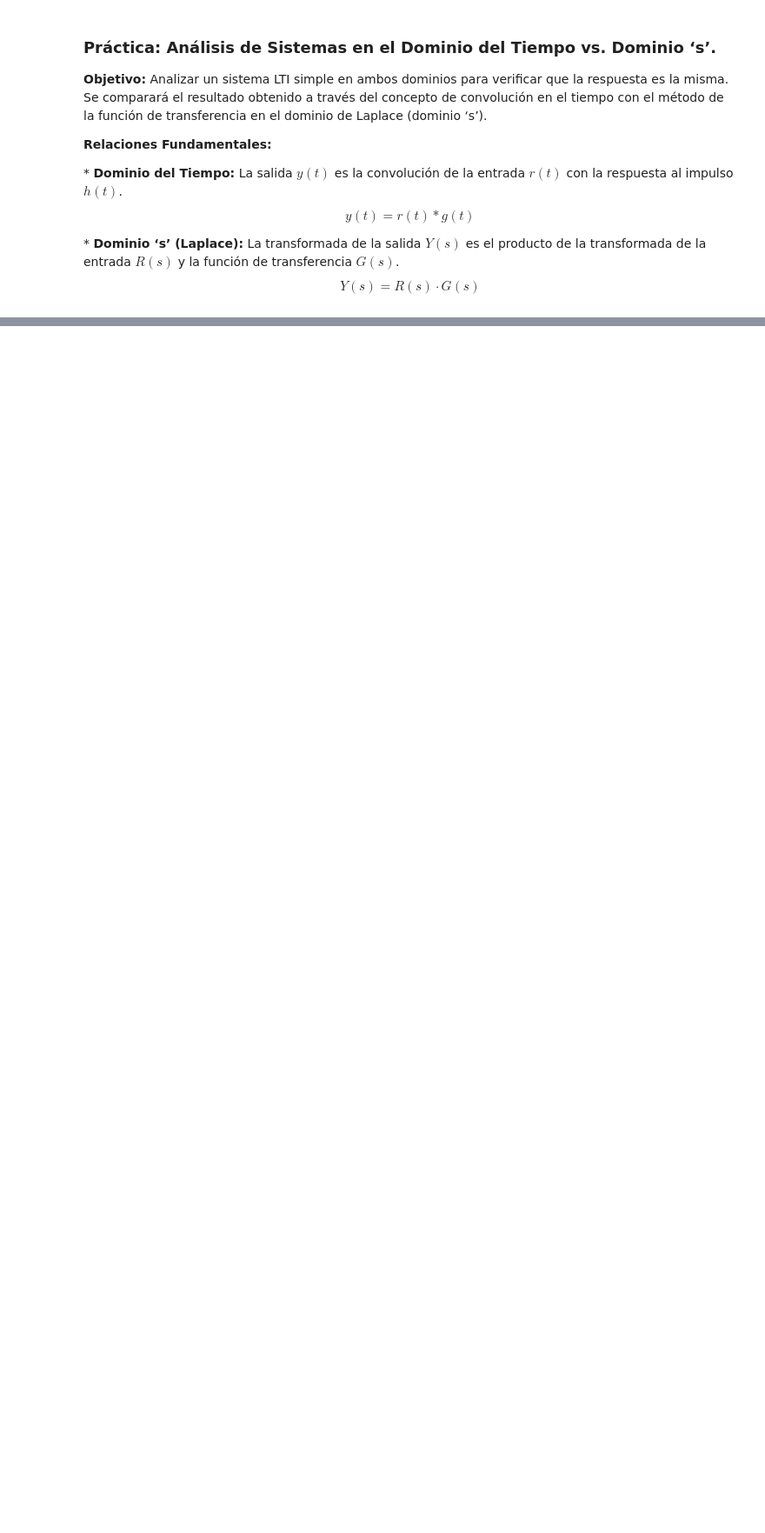
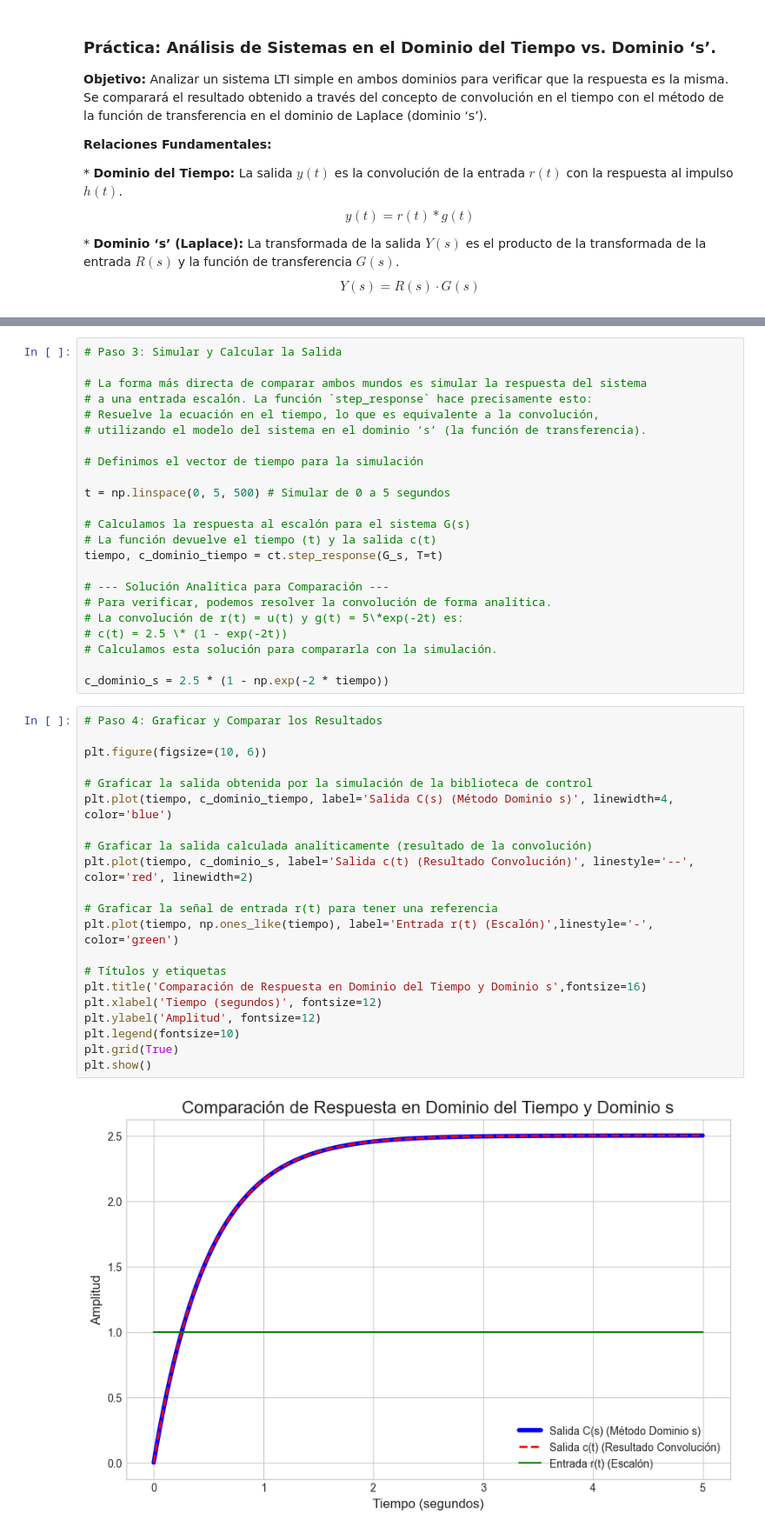
Before and after one commit to migueamv/Control-Clasico, a Jupyter notebook: Practicas/P_2_011_Analisis_tiempo_frecuencia.ipynb, the cells around one changed output, grey strips where cells are left out. Shown at 87% size. Saved outputs shown, nothing was run; the diff lists cells and outputs as text; blank space fills up the shorter version.

```diff
--- a/Practicas/P_2_011_Analisis_tiempo_frecuencia.ipynb
+++ b/Practicas/P_2_011_Analisis_tiempo_frecuencia.ipynb
@@ -36,0 +62,46 @@ plt.style.use("seaborn-v0_8-whitegrid")
+# %%
+# Paso 3: Simular y Calcular la Salida
+
+# La forma más directa de comparar ambos mundos es simular la respuesta del sistema
+# a una entrada escalón. La función `step_response` hace precisamente esto:
+# Resuelve la ecuación en el tiempo, lo que es equivalente a la convolución,
+# utilizando el modelo del sistema en el dominio ‘s’ (la función de transferencia).
+
+# Definimos el vector de tiempo para la simulación
+
+t = np.linspace(0, 5, 500) # Simular de 0 a 5 segundos
+
+# Calculamos la respuesta al escalón para el sistema G(s)
+# La función devuelve el tiempo (t) y la salida c(t)
+tiempo, c_dominio_tiempo = ct.step_response(G_s, T=t)
+
+# --- Solución Analítica para Comparación ---
+# Para verificar, podemos resolver la convolución de forma analítica.
+# La convolución de r(t) = u(t) y g(t) = 5\*exp(-2t) es:
+# c(t) = 2.5 \* (1 - exp(-2t))
+# Calculamos esta solución para compararla con la simulación.
+
+c_dominio_s = 2.5 * (1 - np.exp(-2 * tiempo))
+# %%
+# Paso 4: Graficar y Comparar los Resultados
+
+plt.figure(figsize=(10, 6))
+
+# Graficar la salida obtenida por la simulación de la biblioteca de control
+plt.plot(tiempo, c_dominio_tiempo, label='Salida C(s) (Método Dominio s)', linewidth=4, color='blue')
+
+# Graficar la salida calculada analíticamente (resultado de la convolución)
+plt.plot(tiempo, c_dominio_s, label='Salida c(t) (Resultado Convolución)', linestyle='--', color='red', linewidth=2)
+
+# Graficar la señal de entrada r(t) para tener una referencia
+plt.plot(tiempo, np.ones_like(tiempo), label='Entrada r(t) (Escalón)',linestyle='-', color='green')
+
+# Títulos y etiquetas
+plt.title('Comparación de Respuesta en Dominio del Tiempo y Dominio s',fontsize=16)
+plt.xlabel('Tiempo (segundos)', fontsize=12)
+plt.ylabel('Amplitud', fontsize=12)
+plt.legend(fontsize=10)
+plt.grid(True)
+plt.show()
+# %% [output]
+[figure, added]
```
Also changed, not shown: parts of 8 cells of this notebook.
